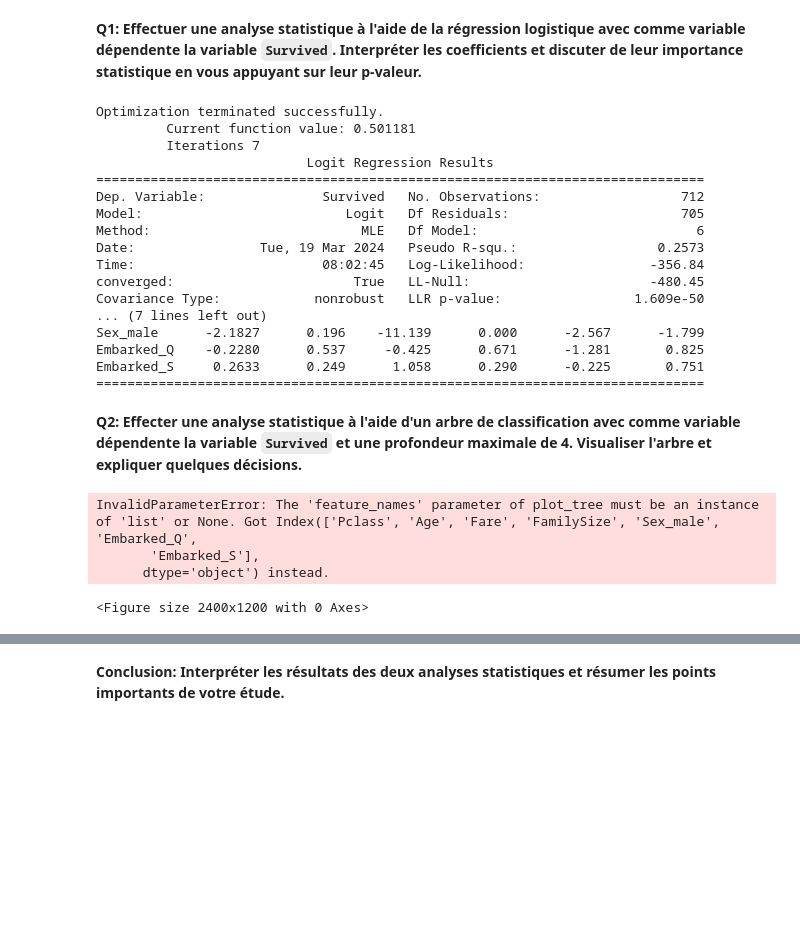
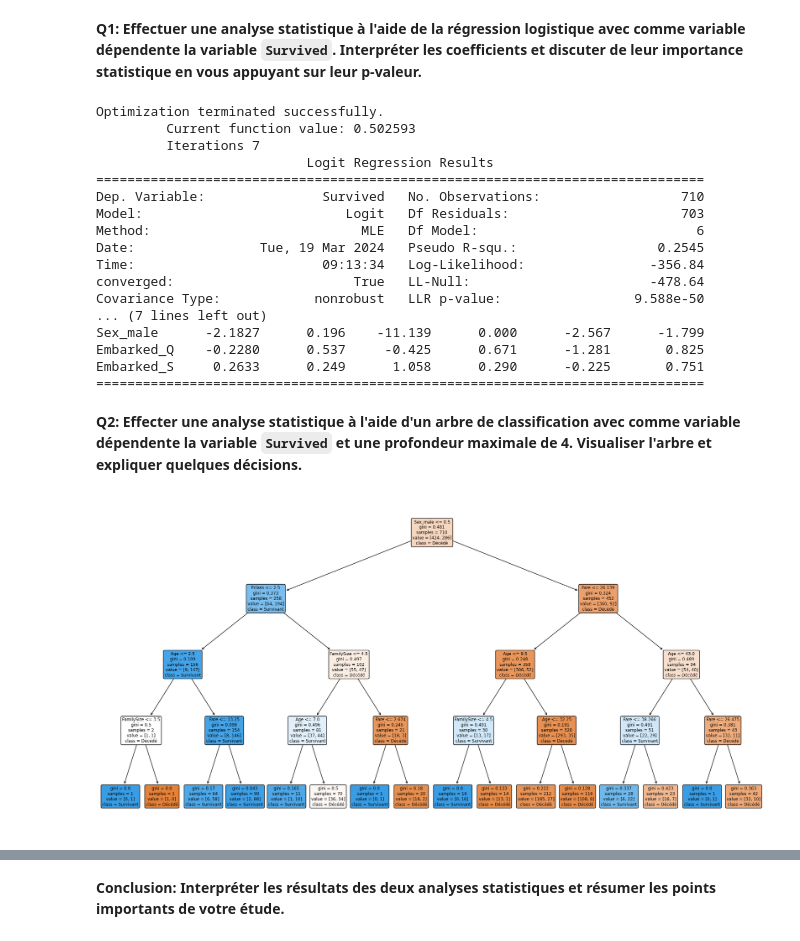
Before and after one commit to Dortgoth/Data_analysis_Project, a Jupyter notebook: projet_Olivier_Guillaume.ipynb, the cells around one changed output, grey strips where cells are left out. Saved outputs shown, nothing was run; the diff lists cells and outputs as text; code cells hidden in the pictures; blank space fills up the shorter version.

Commit message:
Q2 avec to_list ()

```diff
--- a/projet_Olivier_Guillaume.ipynb
+++ b/projet_Olivier_Guillaume.ipynb
@@ -503,24 +511,24 @@ memory usage: 71.8+ KB
 # %%
 import statsmodels.api as sm
 
-y = data_clean['Survived']
+y = data_filtered['Survived']
 
-log_reg = sm.Logit(y, data_clean.drop(['Survived', 'SurvivalStatus'], axis=1)).fit()
+log_reg = sm.Logit(y, data_filtered.drop(['Survived', 'SurvivalStatus'], axis=1)).fit()
 
 print(log_reg.summary())
 # %% [output]
 Optimization terminated successfully.
-         Current function value: 0.501181
+         Current function value: 0.502593
          Iterations 7
                            Logit Regression Results
 ==============================================================================
-Dep. Variable:               Survived   No. Observations:                  712
-Model:                          Logit   Df Residuals:                      705
+Dep. Variable:               Survived   No. Observations:                  710
+Model:                          Logit   Df Residuals:                      703
 Method:                           MLE   Df Model:                            6
-Date:                Tue, 19 Mar 2024   Pseudo R-squ.:                  0.2573
-Time:                        08:02:45   Log-Likelihood:                -356.84
-converged:                       True   LL-Null:                       -480.45
-Covariance Type:            nonrobust   LLR p-value:                 1.609e-50
+Date:                Tue, 19 Mar 2024   Pseudo R-squ.:                  0.2545
+Time:                        09:13:34   Log-Likelihood:                -356.84
+converged:                       True   LL-Null:                       -478.64
+Covariance Type:            nonrobust   LLR p-value:                 9.588e-50
 ... (7 lines left out)
 Sex_male      -2.1827      0.196    -11.139      0.000      -2.567      -1.799
 Embarked_Q    -0.2280      0.537     -0.425      0.671      -1.281       0.825
@@ -531,26 +539,23 @@ Embarked_S     0.2633      0.249      1.058      0.290      -0.225       0.751
 # %%
 from sklearn.tree import DecisionTreeClassifier, plot_tree
 
 # Prepare the features and the target
-X = data_clean.drop(columns=['Survived', 'SurvivalStatus'])
-y = data_clean['Survived']
+X = data_filtered.drop(columns=['Survived', 'SurvivalStatus'])
+y = data_filtered['Survived']
 
 # Initialize the decision tree classifier and set the max depth to 4
 clf = DecisionTreeClassifier(max_depth=4)
 
 # Fit the model
 clf.fit(X, y)
 
 # Visualize the decision tree
 plt.figure(figsize=(24,12))
 plot_tree(clf,
-          feature_names = X.columns,
+          feature_names = X.columns.to_list(),
           class_names=['Décédé','Survivant'],
           filled = True,
           rounded = True)
 plt.show()
 # %% [output]
-InvalidParameterError: The 'feature_names' parameter of plot_tree must be an instance of 'list' or None. Got Index(['Pclass', 'Age', 'Fare', 'FamilySize', 'Sex_male', 'Embarked_Q',
-       'Embarked_S'],
-      dtype='object') instead.
-<Figure size 2400x1200 with 0 Axes>
+[figure, added]
```
Also changed, not shown: parts of 2 cells of this notebook.
